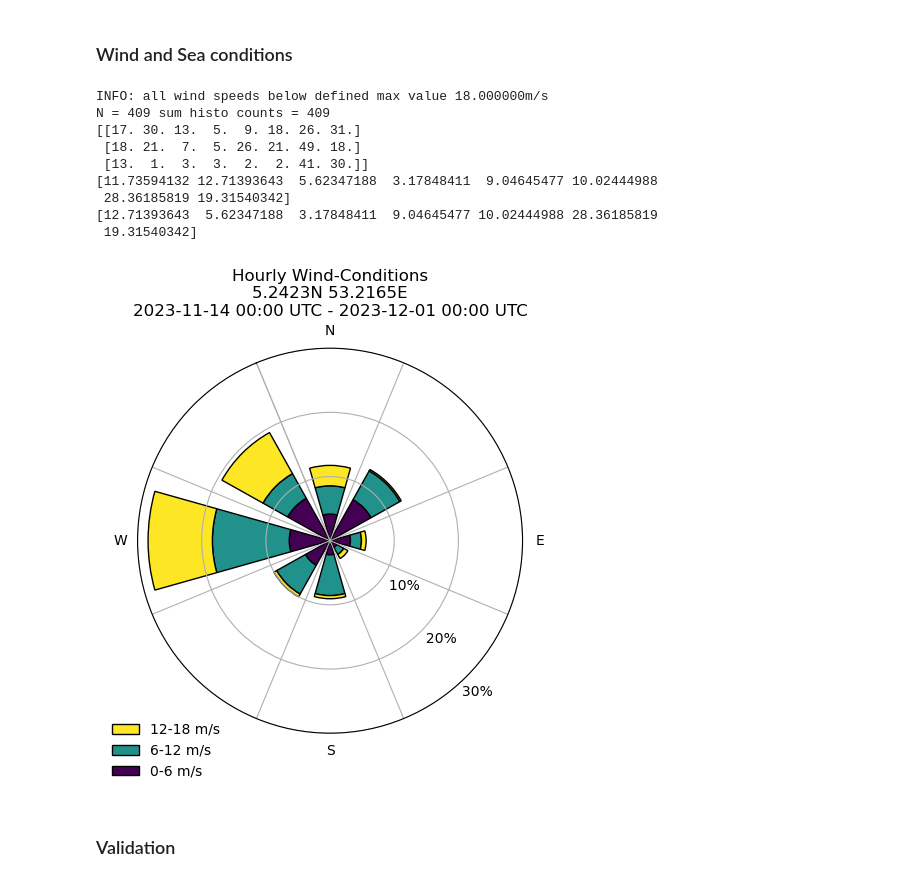
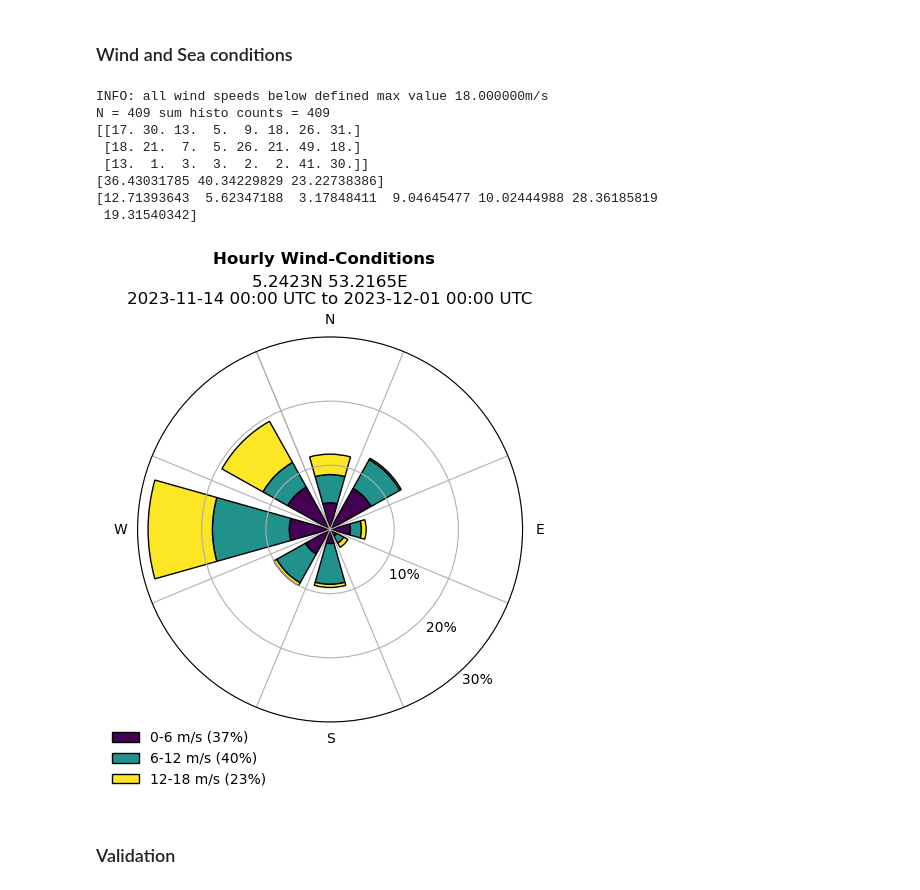
Before and after one commit to mes-uu/Paper-Drifters-Groundings-Wadden-Sea-Floating-Macroplastic, a Jupyter notebook: 2_1_campaign_summary_plots.ipynb, the cells around one changed output. Saved outputs shown, nothing was run; the diff lists cells and outputs as text; code cells hidden in the pictures.

```diff
--- a/2_1_campaign_summary_plots.ipynb
+++ b/2_1_campaign_summary_plots.ipynb
@@ -58,6 +41,7 @@ samp = { # sampling parameters
 # %%
 dt_h = 1 # sampling timesteps
 
+import matplotlib.pyplot as plt
 from datetime import datetime
 import pytz
 
@@ -80,41 +64,47 @@ def get_wind_ts(dt_h=1, wind_direction_angle=False):
 
 # read wind data and compute histogram bins
 
-alp_labels = ["N","NE","E","SE","S","SW","W","NW"]
-alp_labels_short = ["N","","E","","S","","W",""]
-alp_lims = np.array([1,3,5,7,9,11,13,15]) * (2.*np.pi)/16.
+dir_labels = ["N","NE","E","SE","S","SW","W","NW"]
+dir_labels_short = ["N","","E","","S","","W",""]
+dir_lims = np.array([1,3,5,7,9,11,13,15]) * (2.*np.pi)/16.
 v_labels = ["0-6 m/s","6-12 m/s","12-18 m/s"]
 v_lims = np.array([6.,12.,18])
 
-t, alp, v, N = get_wind_ts(dt_h, True)
+t, dir, v, N = get_wind_ts(dt_h, True)
 if np.sum(v_lims[-1]>18):
   print("WARNING: wind speed above defined max value %fm/s" % v_lims[-1])
 else:
   print("INFO: all wind speeds below defined max value %fm/s" % v_lims[-1])
 
-histo_wind_alp_v = np.zeros((3,8))
+histo_wind_dir_v = np.zeros((3,8))
 for i in range(N):
-  bin_alp,bin_v = 0,0
-  for ilim, lim in enumerate(alp_lims):
-    if(alp[i]<lim):
-      bin_alp = ilim
+  bin_dir,bin_v = 0,0
+  for ilim, lim in enumerate(dir_lims):
+    if(dir[i]<lim):
+      bin_dir = ilim
       break
   for ilim, lim in enumerate(v_lims):
     if(v[i]<lim):
       bin_v = ilim
       break
-  histo_wind_alp_v[bin_v,bin_alp] += 1
+  histo_wind_dir_v[bin_v,bin_dir] += 1
 
-print("N = %d sum histo counts = %d"%(N, np.sum(histo_wind_alp_v)))
-print(histo_wind_alp_v)
+print("N = %d sum histo counts = %d"%(N, np.sum(histo_wind_dir_v)))
+print(histo_wind_dir_v)
 
-print(np.sum(histo_wind_alp_v,axis=0)/N*100)
-print(np.array([np.sum(((2.*np.pi)*(1.+2.*i)/16.<alp)*(alp<(2.*np.pi)*(1.+2.*(i+1))/16.))/N*100 for i in range(7)]))
+print(np.sum(histo_wind_dir_v,axis=1)/N*100)
+print(np.array([np.sum(((2.*np.pi)*(1.+2.*i)/16.<dir)*(dir<(2.*np.pi)*(1.+2.*(i+1))/16.))/N*100 for i in range(7)]))
 
-data_plot_histo_wind_alp_v = [[] for _ in range(3)]
+perc_f = np.sum(histo_wind_dir_v,axis=1)/N*100
+perc = np.round(perc_f,0)
+if np.sum(perc<100):
+  perc[np.argmax(perc_f-perc)] += 1
+vp_labels = ["%s (%d%%)"%(v_labels[i],perc[i]) for i in range(len(v_labels))]
+
+data_plot_histo_wind_dir_v = [[] for _ in range(3)]
 for iv in range(3):
-  for id,cntd in enumerate(histo_wind_alp_v[iv]):
-    data_plot_histo_wind_alp_v[iv] += [id*(2.*np.pi)/8.]*((int)(cntd))
+  for id,cntd in enumerate(histo_wind_dir_v[iv]):
+    data_plot_histo_wind_dir_v[iv] += [id*(2.*np.pi)/8.]*((int)(cntd))
 
 # plotting
 
@@ -122,41 +112,41 @@ figsize_xy=5
 fig, ax = plt.subplots(subplot_kw=dict(projection="polar"),figsize=(figsize_xy,figsize_xy))
 
 ax.set_theta_zero_location("N")
 ax.set_theta_direction(-1)
 xrange = [-1./16.*(2.*np.pi), 15./16.*(2.*np.pi)]
 ax.set_xlim(xrange)
 
 ax.set_rlabel_position(145)
 ax.set_xticks(np.linspace(xrange[0],xrange[1],8+1),['','','','','','','','',''])
-ax.set_xticks(alp_lims-1./16.*(2.*np.pi), labels=alp_labels_short, minor=True)
+ax.set_xticks(dir_lims-1./16.*(2.*np.pi), labels=dir_labels_short, minor=True)
 ax.set_yticks(np.array(range(10,30+1,10))/100*N,["     %d%%"%p for p in range(10,30+1,10)])
 ax.set_ylim(0,30./100.*N)
 
 colors_hist = [sample_cmap_rgb(v,[0,18.]) for v in [0,9,18]]
 mpl.rcParams['hatch.linewidth'] = 1
 
-ax.hist(data_plot_histo_wind_alp_v, bins=8, range=xrange, color=colors_hist, zorder=-10, histtype="barstacked", edgecolor='black',linewidth=1, rwidth=0.7, label=v_labels)
+ax.hist(data_plot_histo_wind_dir_v, bins=8, range=xrange, color=colors_hist, zorder=-10, histtype="barstacked", edgecolor='black',linewidth=1, rwidth=0.7, label=vp_labels)
 #ax.hist(data_hist, bins=n_bins, range=x_range, color=colors_hist, zorder=-10, histtype="barstacked", hatch=hatching_hist, edgecolor='white',linewidth=1, label=categories_labels[category]*len(histo_labels)) #, histtype="barstacked", stacked=True
 handles, labels = ax.get_legend_handles_labels()
-ax.legend(handles[::-1], labels[::-1], loc="lower left", frameon=False,bbox_to_anchor=(-0.1,-0.15)) #,ncols=3, prop={'size': 8},bbox_to_anchor=(0.5,-0.25)
+ax.legend(handles, labels, loc="lower left", frameon=False,bbox_to_anchor=(-0.1,-0.2)) #,ncols=3, prop={'size': 8},bbox_to_anchor=(0.5,-0.25)
 
 s_t0 = datetime.fromtimestamp(samp['t'][0],pytz.utc).strftime('%Y-%m-%d %H:%M UTC')
 s_t1 = datetime.fromtimestamp(samp['t'][1],pytz.utc).strftime('%Y-%m-%d %H:%M UTC')
-plt.title("Hourly Wind-Conditions\n%.4fN %.4fE\n%s - %s" % (samp['p']['CT'][0],samp['p']['CT'][1],s_t0,s_t1))
+plt.suptitle("Hourly Wind-Conditions", weight='bold',y=1.05)
+plt.title("%.4fN %.4fE\n%s to %s" % (samp['p']['CT'][0],samp['p']['CT'][1],s_t0,s_t1))
 plt.draw()
-fig.savefig(plot_dir+'campaign/wind_conditions.png', dpi=300, bbox_inches="tight")
+fig.savefig(plot_dir+'campaign/wind_conditions_t0%d_t1%d.png'%(samp['t'][0],samp['t'][1]), bbox_inches="tight")#, dpi=300
 plt.show()
 # %% [output]
 INFO: all wind speeds below defined max value 18.000000m/s
 N = 409 sum histo counts = 409
 [[17. 30. 13.  5.  9. 18. 26. 31.]
  [18. 21.  7.  5. 26. 21. 49. 18.]
  [13.  1.  3.  3.  2.  2. 41. 30.]]
-[11.73594132 12.71393643  5.62347188  3.17848411  9.04645477 10.02444988
- 28.36185819 19.31540342]
+[36.43031785 40.34229829 23.22738386]
 [12.71393643  5.62347188  3.17848411  9.04645477 10.02444988 28.36185819
  19.31540342]
-[figure, old version]
+[figure, new version]
 # %% [markdown]
 ### Validation
 # %%
```
Also changed, not shown: parts of 8 cells of this notebook, 10 other files.
